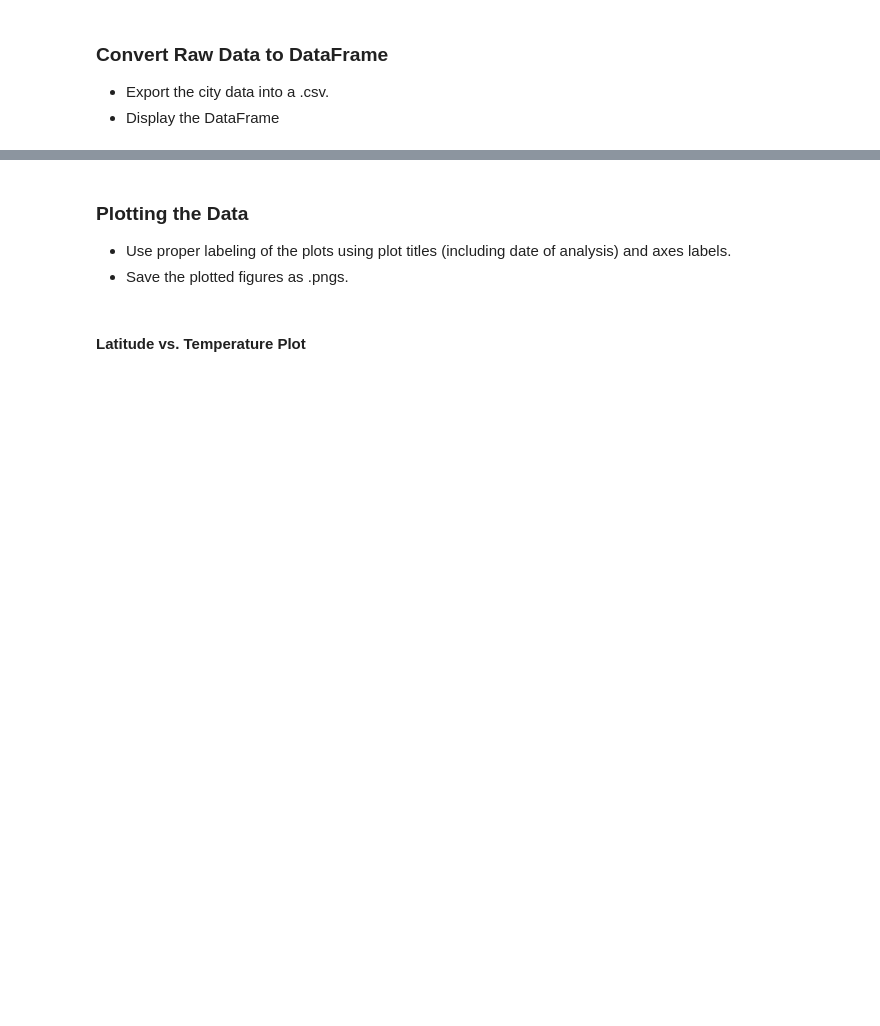
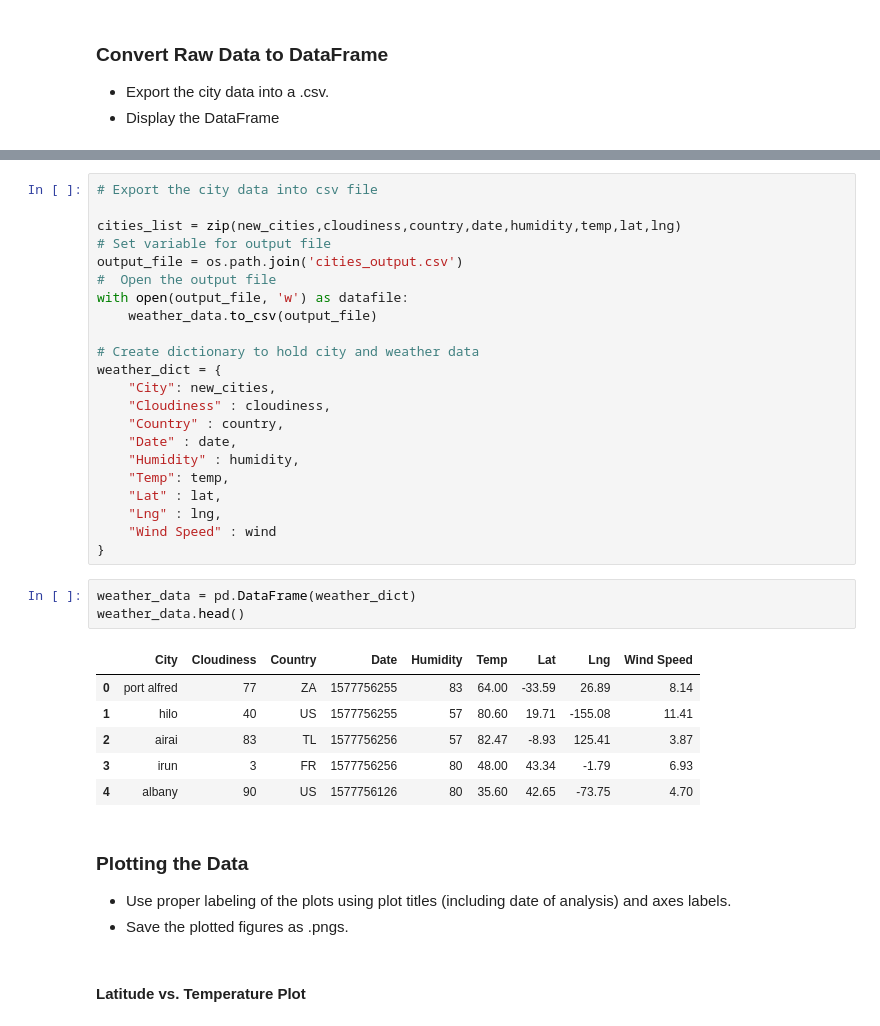
Before and after one commit to jamiedeguz/python-api-challenge, a Jupyter notebook: starter_code/WeatherPy.ipynb, the cells around one changed output, grey strips where cells are left out. Cells and saved outputs as stored; diff of their text form; blank space fills up the shorter version.

```diff
--- a/starter_code/WeatherPy.ipynb
+++ b/starter_code/WeatherPy.ipynb
@@ -96,3 +134,35 @@ dtype: int64
+# %%
+# Export the city data into csv file
+
+cities_list = zip(new_cities,cloudiness,country,date,humidity,temp,lat,lng)
+# Set variable for output file
+output_file = os.path.join('cities_output.csv')
+#  Open the output file
+with open(output_file, 'w') as datafile:
+    weather_data.to_csv(output_file)
+
+# Create dictionary to hold city and weather data
+weather_dict = {
+    "City": new_cities,
+    "Cloudiness" : cloudiness,
+    "Country" : country,
+    "Date" : date,
+    "Humidity" : humidity,
+    "Temp": temp,
+    "Lat" : lat,
+    "Lng" : lng,
+    "Wind Speed" : wind
+}
+# %%
+weather_data = pd.DataFrame(weather_dict)
+weather_data.head()
+# %% [output]
+|  | City | Cloudiness | Country | Date | Humidity | Temp | Lat | Lng | Wind Speed |
+| 0 | port alfred | 77 | ZA | 1577756255 | 83 | 64.00 | -33.59 | 26.89 | 8.14 |
+| 1 | hilo | 40 | US | 1577756255 | 57 | 80.60 | 19.71 | -155.08 | 11.41 |
+| 2 | airai | 83 | TL | 1577756256 | 57 | 82.47 | -8.93 | 125.41 | 3.87 |
+| 3 | irun | 3 | FR | 1577756256 | 80 | 48.00 | 43.34 | -1.79 | 6.93 |
+| 4 | albany | 90 | US | 1577756126 | 80 | 35.60 | 42.65 | -73.75 | 4.70 |
 # %% [markdown]
 ### Plotting the Data
 * Use proper labeling of the plots using plot titles (including date of analysis) and axes labels.
```
Also changed, not shown: parts of 14 cells of this notebook, 5 other files.
